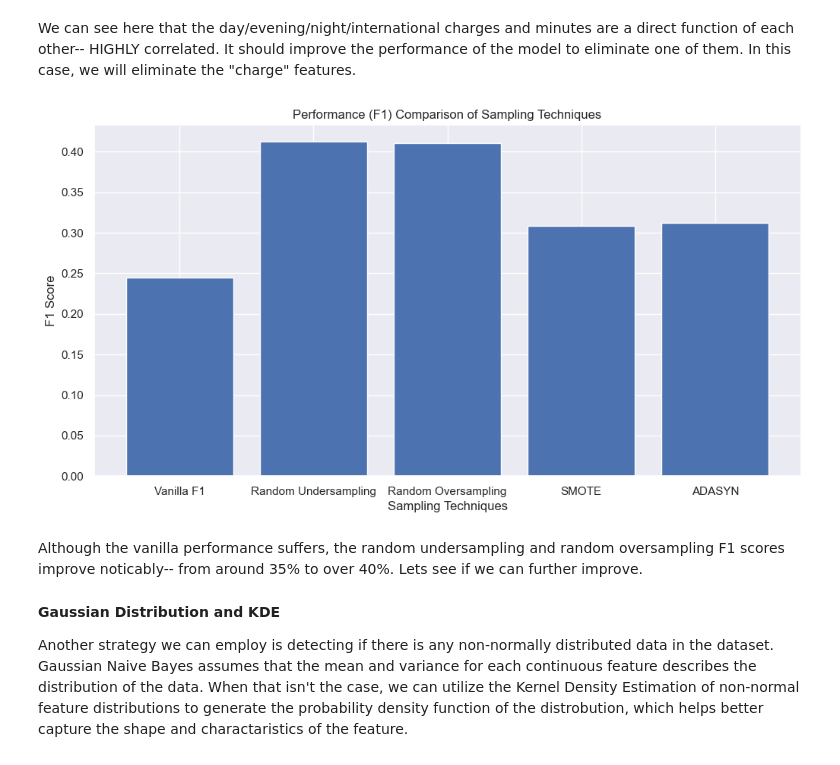
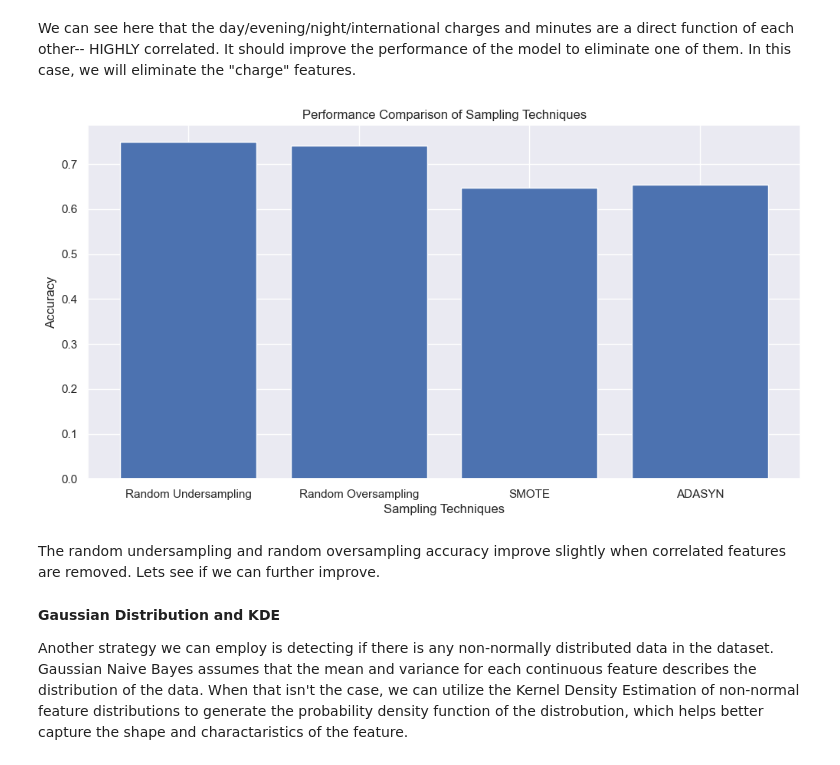
Before and after one commit to jMatthewIsland/CMSC422FinalProject, a Jupyter notebook: CMSC422_EricRobinson_EamonPlante_MatthewIsland.ipynb, the cells around one changed output. Cells and saved outputs as stored; diff of their text form; code cells hidden in the pictures.

```diff
--- a/CMSC422_EricRobinson_EamonPlante_MatthewIsland.ipynb
+++ b/CMSC422_EricRobinson_EamonPlante_MatthewIsland.ipynb
@@ -596,6 +597,11 @@ For more information, check this link: https://scikit-learn.org/stable/modules/n
 df = pd.read_csv('churn-bigml-80.csv')
 df=df.drop(['State' ,'International plan','Voice mail plan'], axis=1)
 
+X = df.drop('Churn', axis=1)
+y = df['Churn']
+
+X_train, X_test, y_train, y_test = train_test_split(X, y, test_size=0.2)
+
 nb = GaussianNB()
 nb.fit(X_train, y_train)
 # %% [output]
@@ -702,12 +702,6 @@ df_trimmed = df_trimmed.drop('Total intl charge', axis = 1)
 X = df_trimmed.drop('Churn', axis = 1)
 y = df_trimmed['Churn']
 X_train, X_test, y_train, y_test = train_test_split(X, y, test_size=0.2, random_state=260)
-
-# Vanilla F1
-nb.fit(X_train, y_train)
-y_pred = nb.predict(X_test)
-
-vanilla_f1 = f1_score(y_test, y_pred)
 
 # Random Undersampling
 undersample = RandomUnderSampler(random_state = 260)
@@ -716,50 +710,50 @@ X_train_sample, y_train_sample = undersample.fit_resample(X_train, y_train)
 nb.fit(X_train_sample, y_train_sample)
 
 y_pred = nb.predict(X_test)
-undersample_f1 = f1_score(y_test, y_pred)
+undersample_accuracy = accuracy_score(y_test, y_pred)
 
 
 # Random Oversampling
 oversample = RandomOverSampler(random_state = 260)
 
 X_train_sample, y_train_sample = oversample.fit_resample(X_train, y_train)
 nb.fit(X_train_sample, y_train_sample)
 
 y_pred = nb.predict(X_test)
-oversample_f1 = f1_score(y_test, y_pred)
+oversample_accuracy = accuracy_score(y_test, y_pred)
 
 
 # SMOTE sampling
 smote = SMOTE(random_state = 260)
 
 X_train_sample, y_train_sample = smote.fit_resample(X_train, y_train)
 nb.fit(X_train_sample, y_train_sample)
 
 y_pred = nb.predict(X_test)
-smote_f1 = f1_score(y_test, y_pred)
+smote_accuracy = accuracy_score(y_test, y_pred)
 
 
 # ADASYN sampling
 adasyn = ADASYN(random_state = 260)
 
 X_train_sample, y_train_sample = adasyn.fit_resample(X_train, y_train)
 nb.fit(X_train_sample, y_train_sample)
 
 y_pred = nb.predict(X_test)
-adasyn_f1 = f1_score(y_test, y_pred)
+adasyn_accuracy = accuracy_score(y_test, y_pred)
 
 
-f1s = [vanilla_f1, undersample_f1, oversample_f1, smote_f1, adasyn_f1]
+accuracies = [undersample_accuracy, oversample_accuracy, smote_accuracy, adasyn_accuracy]
 plt.figure(figsize=(12, 6))
-plt.bar(sample_types, f1s)
+plt.bar(sample_types, accuracies)
 plt.xlabel('Sampling Techniques')
-plt.ylabel('F1 Score')
-plt.title('Performance (F1) Comparison of Sampling Techniques')
+plt.ylabel('Accuracy')
+plt.title('Performance Comparison of Sampling Techniques')
 plt.show()
 # %% [output]
-[figure, old version]
+[figure, new version]
 # %% [markdown]
-Although the vanilla performance suffers, the random undersampling and random oversampling F1 scores improve noticably-- from around 35% to over 40%. Lets see if we can further improve.
+The random undersampling and random oversampling accuracy improve slightly when correlated features are removed. Lets see if we can further improve.
 # %% [markdown]
 
 **Gaussian Distribution and KDE**
```
Also changed, not shown: parts of 17 cells of this notebook.
